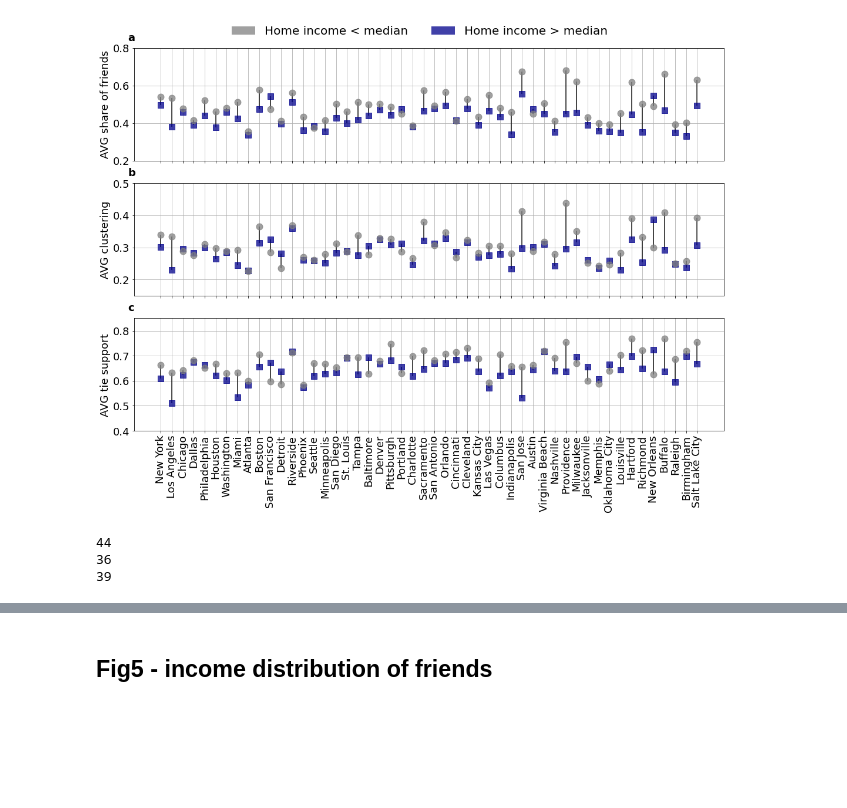
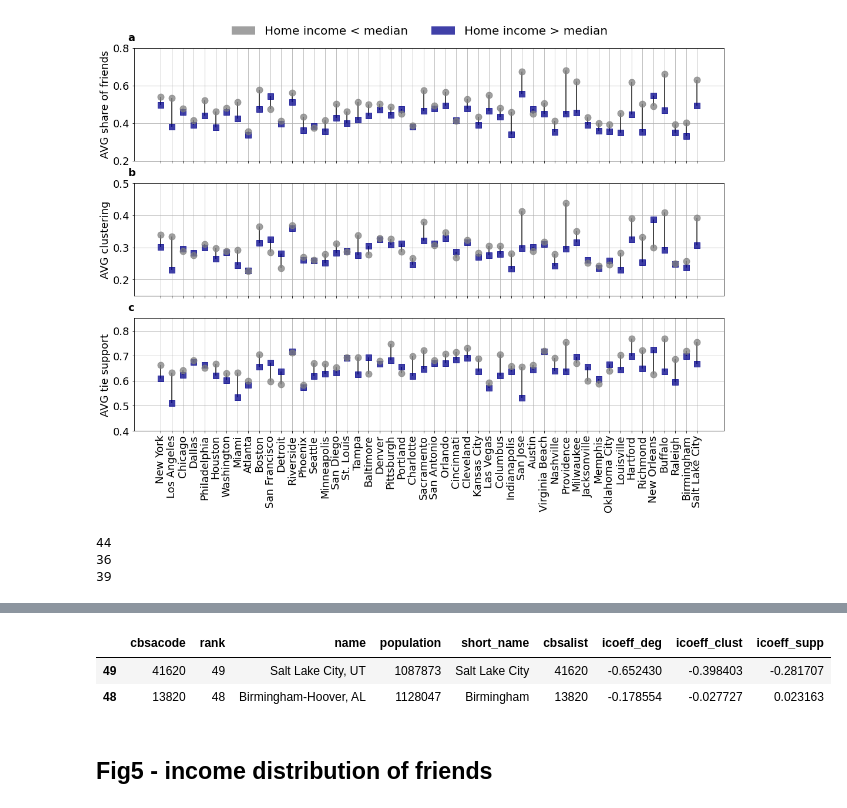
Before and after one commit to sandorjuhasz/ties-around-home, a Jupyter notebook: scripts/visuals.ipynb, the cells around one changed output, grey strips where cells are left out. Cells and saved outputs as stored; diff of their text form; code cells hidden in the pictures; blank space fills up the shorter version.

```diff
--- a/scripts/visuals.ipynb
+++ b/scripts/visuals.ipynb
@@ -787,3 +838,9 @@ print((metrodata["poor_supp"] > metrodata["rich_supp"]).sum())
+# %%
+plotdata.head(2)
+# %% [output]
+|  | cbsacode | rank | name | population | short_name | cbsalist | icoeff_deg | icoeff_clust | icoeff_supp |
+| 49 | 41620 | 49 | Salt Lake City, UT | 1087873 | Salt Lake City | 41620 | -0.652430 | -0.398403 | -0.281707 |
+| 48 | 13820 | 48 | Birmingham-Hoover, AL | 1128047 | Birmingham | 13820 | -0.178554 | -0.027727 | 0.023163 |
 # %% [markdown]
 ## Fig5 - income distribution of friends
 # %%
```
Also changed, not shown: parts of 5 cells of this notebook, 1 other file.
